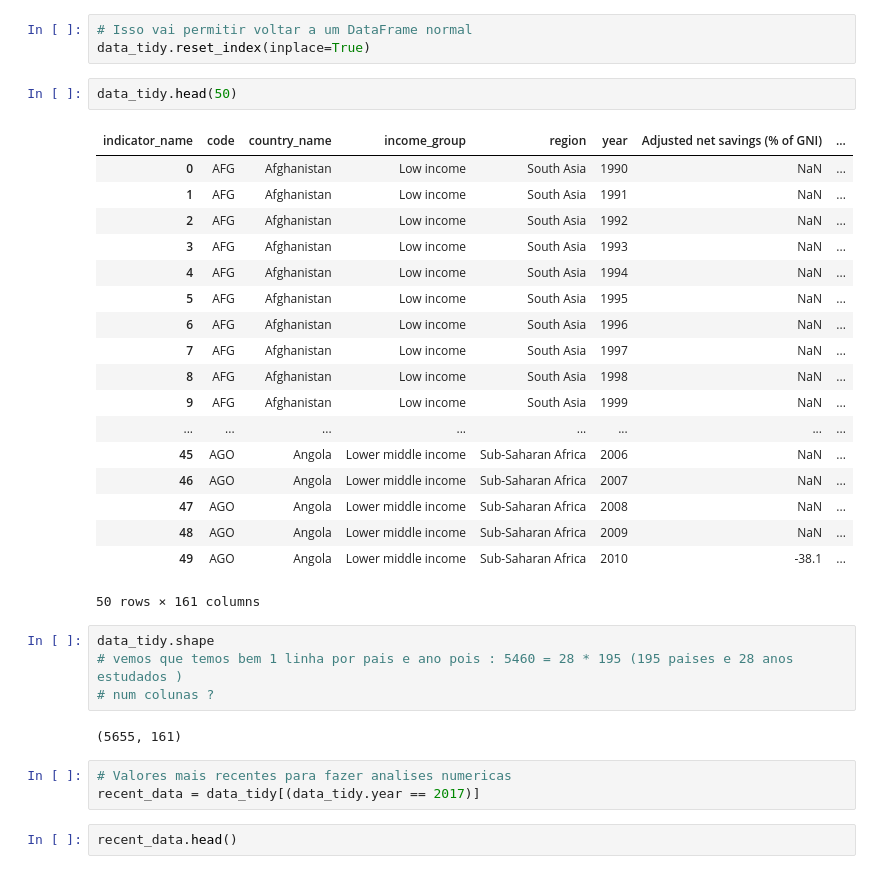
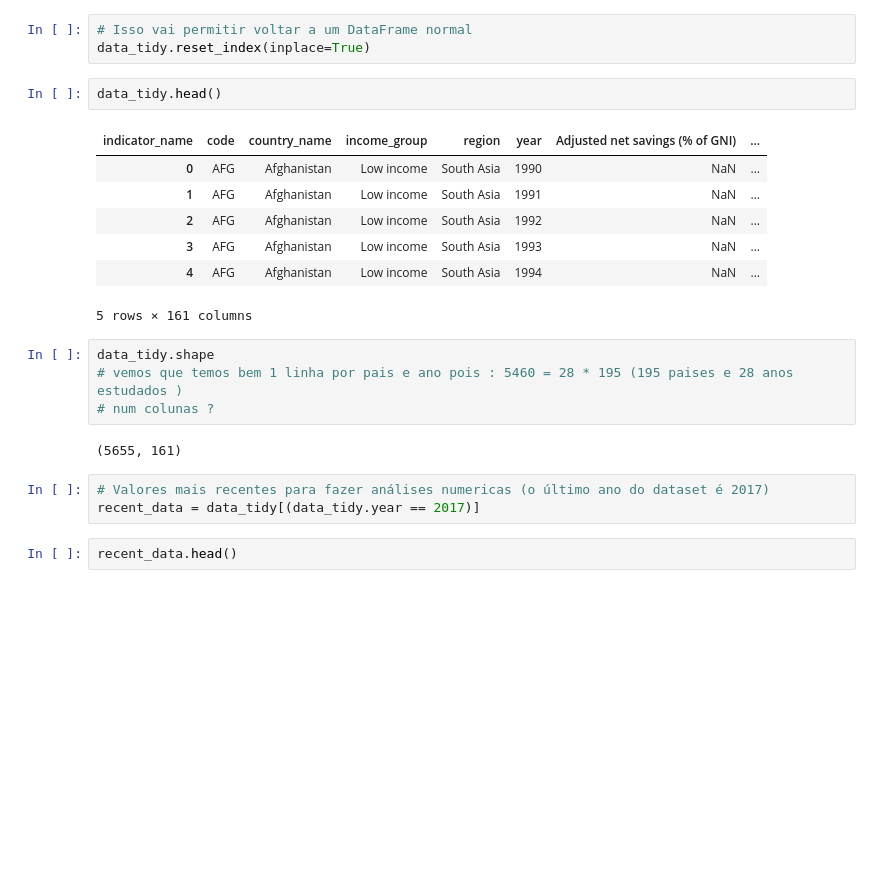
Before and after one commit to andreisha/inf1032-datascience, a Jupyter notebook: T1.1 Analise Descriptiva.ipynb, the cells around one changed output. Drawn from its saved outputs; the diff is of its cells as text; blank space fills up the shorter version.

```diff
--- a/T1.1 Analise Descriptiva.ipynb
+++ b/T1.1 Analise Descriptiva.ipynb
@@ -197,26 +199,15 @@ data_tidy.shape
 # Isso vai permitir voltar a um DataFrame normal
 data_tidy.reset_index(inplace=True)
 # %%
-data_tidy.head(50)
+data_tidy.head()
 # %% [output]
 | indicator_name | code | country_name | income_group | region | year | Adjusted net savings (% of GNI) | ... |
 | 0 | AFG | Afghanistan | Low income | South Asia | 1990 | NaN | ... |
 | 1 | AFG | Afghanistan | Low income | South Asia | 1991 | NaN | ... |
 | 2 | AFG | Afghanistan | Low income | South Asia | 1992 | NaN | ... |
 | 3 | AFG | Afghanistan | Low income | South Asia | 1993 | NaN | ... |
 | 4 | AFG | Afghanistan | Low income | South Asia | 1994 | NaN | ... |
-| 5 | AFG | Afghanistan | Low income | South Asia | 1995 | NaN | ... |
-| 6 | AFG | Afghanistan | Low income | South Asia | 1996 | NaN | ... |
-| 7 | AFG | Afghanistan | Low income | South Asia | 1997 | NaN | ... |
-| 8 | AFG | Afghanistan | Low income | South Asia | 1998 | NaN | ... |
-| 9 | AFG | Afghanistan | Low income | South Asia | 1999 | NaN | ... |
-| ... | ... | ... | ... | ... | ... | ... | ... |
-| 45 | AGO | Angola | Lower middle income | Sub-Saharan Africa | 2006 | NaN | ... |
-| 46 | AGO | Angola | Lower middle income | Sub-Saharan Africa | 2007 | NaN | ... |
-| 47 | AGO | Angola | Lower middle income | Sub-Saharan Africa | 2008 | NaN | ... |
-| 48 | AGO | Angola | Lower middle income | Sub-Saharan Africa | 2009 | NaN | ... |
-| 49 | AGO | Angola | Lower middle income | Sub-Saharan Africa | 2010 | -38.1 | ... |
-50 rows × 161 columns
+5 rows × 161 columns
 # %%
 data_tidy.shape
 # vemos que temos bem 1 linha por pais e ano pois : 5460 = 28 * 195 (195 paises e 28 anos estudados )
@@ -224,7 +215,7 @@ data_tidy.shape
 # %% [output]
 (5655, 161)
 # %%
-# Valores mais recentes para fazer analises numericas
+# Valores mais recentes para fazer análises numericas (o último ano do dataset é 2017)
 recent_data = data_tidy[(data_tidy.year == 2017)]
 # %%
 recent_data.head()
```
Also changed, not shown: parts of 36 cells of this notebook.
